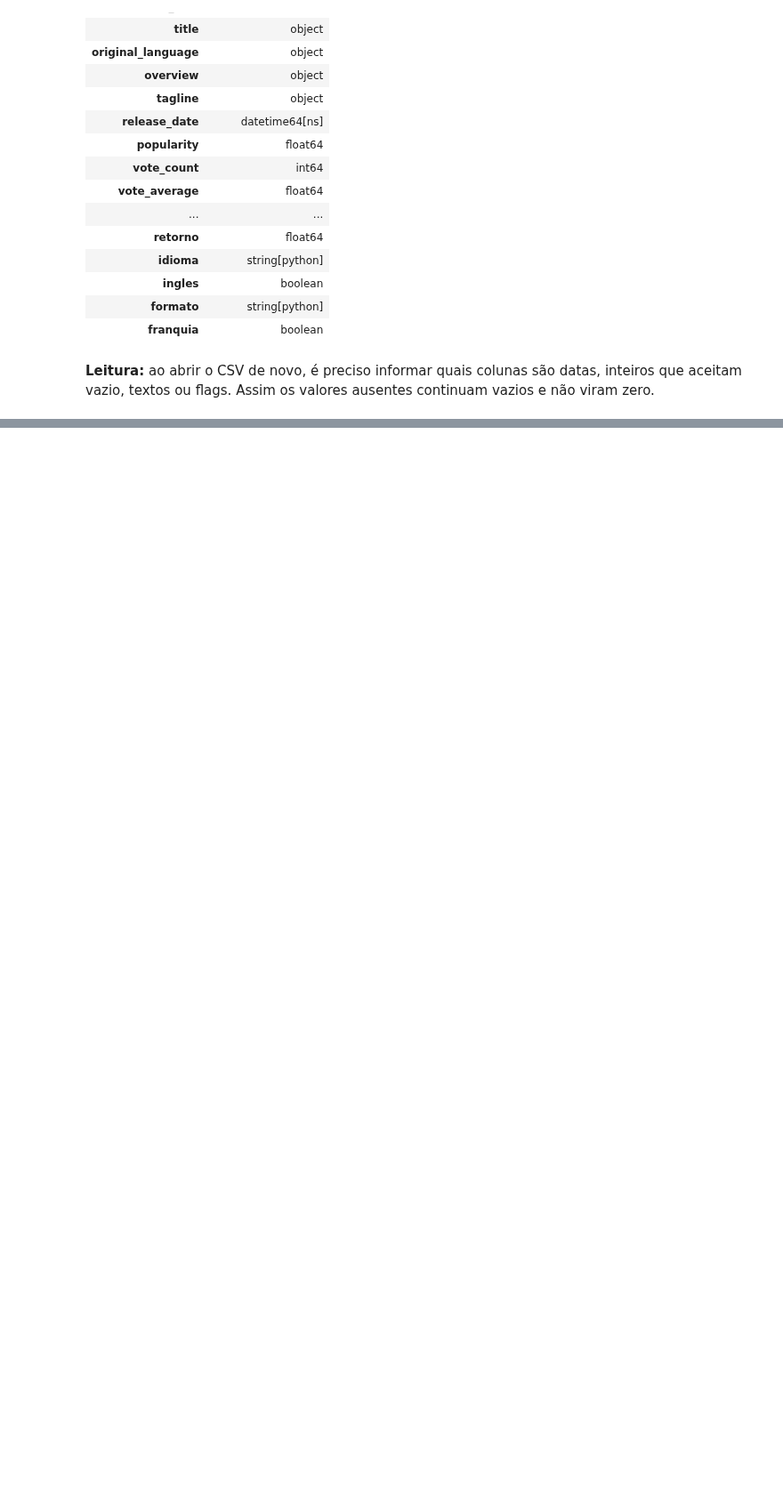
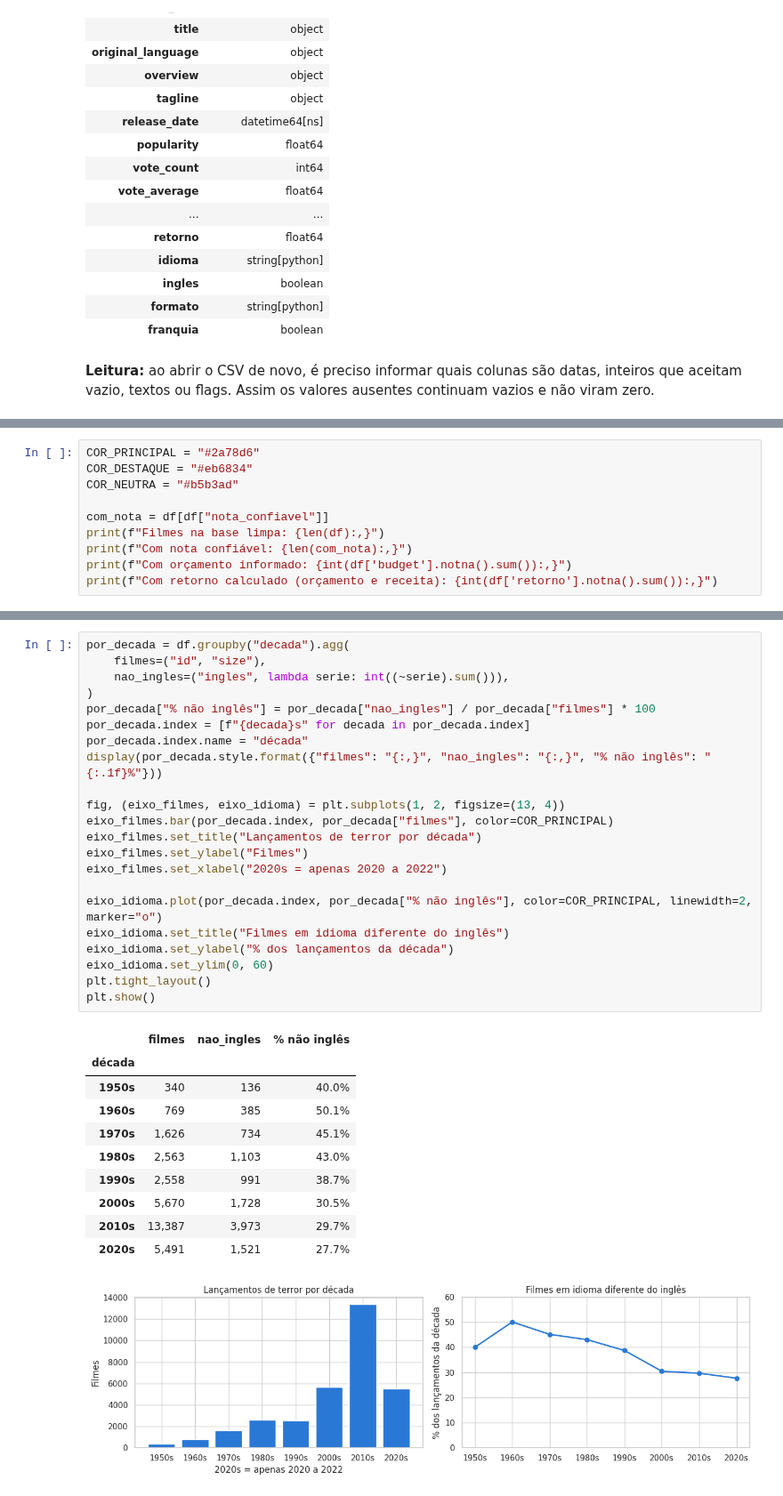
Before and after one commit to Mateuscruz19/HorrorMoviesData, a Jupyter notebook: HorrorMovieAnalysis.ipynb, the cells around one changed output, grey strips where cells are left out. Shown at 89% size. Drawn from its saved outputs; the diff is of its cells as text; blank space fills up the shorter version.

```diff
--- a/HorrorMovieAnalysis.ipynb
+++ b/HorrorMovieAnalysis.ipynb
@@ -1225,0 +1235,10 @@ display(df_recarregado.dtypes.rename("tipo após releitura").to_frame())
+# %%
+COR_PRINCIPAL = "#2a78d6"
+COR_DESTAQUE = "#eb6834"
+COR_NEUTRA = "#b5b3ad"
+
+com_nota = df[df["nota_confiavel"]]
+print(f"Filmes na base limpa: {len(df):,}")
+print(f"Com nota confiável: {len(com_nota):,}")
+print(f"Com orçamento informado: {int(df['budget'].notna().sum()):,}")
+print(f"Com retorno calculado (orçamento e receita): {int(df['retorno'].notna().sum()):,}")
@@ -1225,0 +1256,34 @@ display(df_recarregado.dtypes.rename("tipo após releitura").to_frame())
+# %%
+por_decada = df.groupby("decada").agg(
+    filmes=("id", "size"),
+    nao_ingles=("ingles", lambda serie: int((~serie).sum())),
+)
+por_decada["% não inglês"] = por_decada["nao_ingles"] / por_decada["filmes"] * 100
+por_decada.index = [f"{decada}s" for decada in por_decada.index]
+por_decada.index.name = "década"
+display(por_decada.style.format({"filmes": "{:,}", "nao_ingles": "{:,}", "% não inglês": "{:.1f}%"}))
+
+fig, (eixo_filmes, eixo_idioma) = plt.subplots(1, 2, figsize=(13, 4))
+eixo_filmes.bar(por_decada.index, por_decada["filmes"], color=COR_PRINCIPAL)
+eixo_filmes.set_title("Lançamentos de terror por década")
+eixo_filmes.set_ylabel("Filmes")
+eixo_filmes.set_xlabel("2020s = apenas 2020 a 2022")
+
+eixo_idioma.plot(por_decada.index, por_decada["% não inglês"], color=COR_PRINCIPAL, linewidth=2, marker="o")
+eixo_idioma.set_title("Filmes em idioma diferente do inglês")
+eixo_idioma.set_ylabel("% dos lançamentos da década")
+eixo_idioma.set_ylim(0, 60)
+plt.tight_layout()
+plt.show()
+# %% [output]
+|  | filmes | nao_ingles | % não inglês |
+| década |  |  |  |
+| 1950s | 340 | 136 | 40.0% |
+| 1960s | 769 | 385 | 50.1% |
+| 1970s | 1,626 | 734 | 45.1% |
+| 1980s | 2,563 | 1,103 | 43.0% |
+| 1990s | 2,558 | 991 | 38.7% |
+| 2000s | 5,670 | 1,728 | 30.5% |
+| 2010s | 13,387 | 3,973 | 29.7% |
+| 2020s | 5,491 | 1,521 | 27.7% |
+[figure, added]
```
Also changed, not shown: parts of 22 cells of this notebook, 1 other file.
